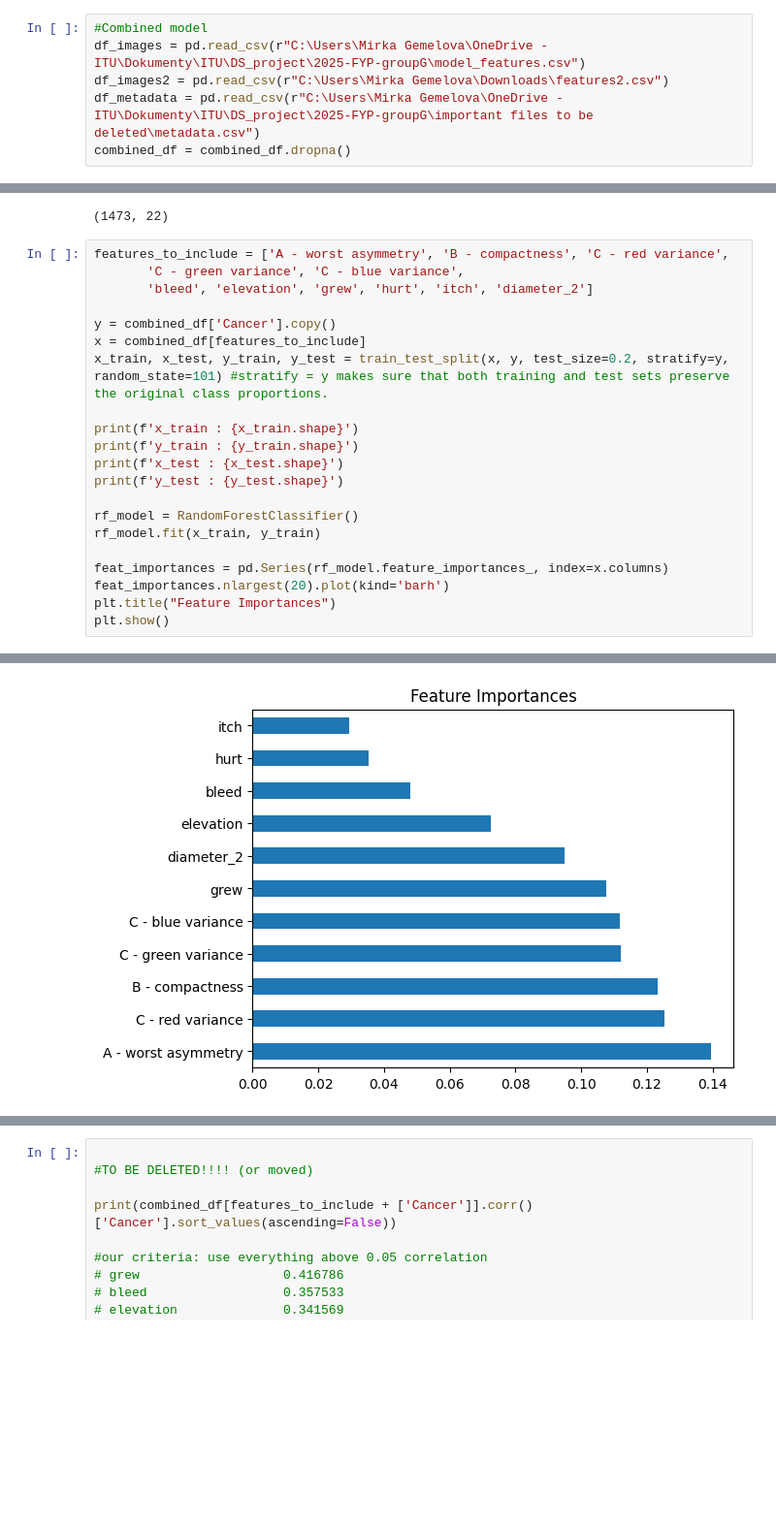
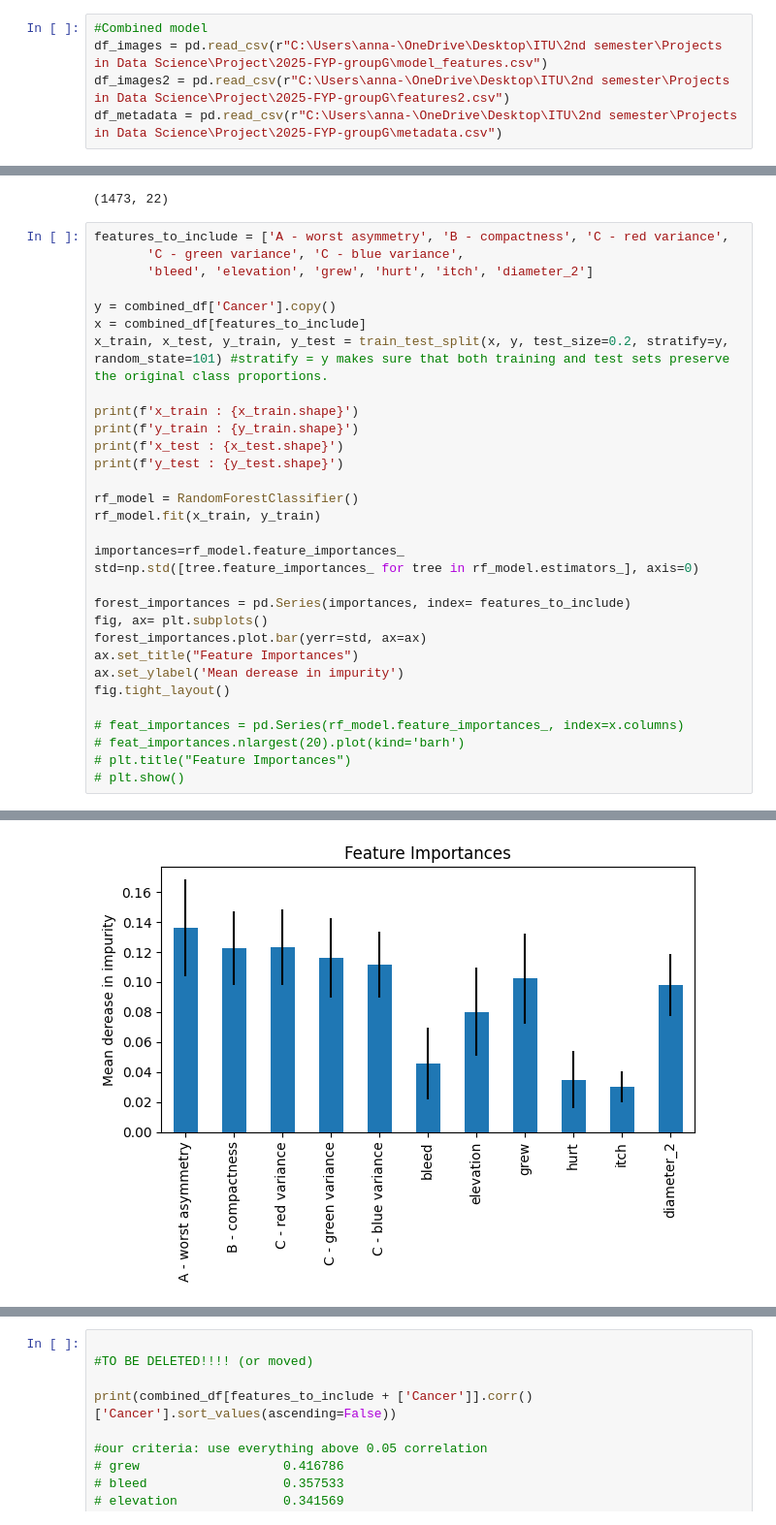
Before and after one commit to mirkagem/2025-FYP-groupG, a Jupyter notebook: model_combined.ipynb, the cells around one changed output, grey strips where cells are left out. Shown at 97% size. Drawn from its saved outputs; the diff is of its cells as text; blank space fills up the shorter version.

Commit message:
fixed the feature importance

```diff
--- a/model_combined.ipynb
+++ b/model_combined.ipynb
@@ -8,9 +9,8 @@ import seaborn as sns
 # %%
 #Combined model
-df_images = pd.read_csv(r"C:\Users\Mirka Gemelova\OneDrive - ITU\Dokumenty\ITU\DS_project\2025-FYP-groupG\model_features.csv")
-df_images2 = pd.read_csv(r"C:\Users\Mirka Gemelova\Downloads\features2.csv")
-df_metadata = pd.read_csv(r"C:\Users\Mirka Gemelova\OneDrive - ITU\Dokumenty\ITU\DS_project\2025-FYP-groupG\important files to be deleted\metadata.csv")
-combined_df = combined_df.dropna()
+df_images = pd.read_csv(r"C:\Users\anna-\OneDrive\Desktop\ITU\2nd semester\Projects in Data Science\Project\2025-FYP-groupG\model_features.csv")
+df_images2 = pd.read_csv(r"C:\Users\anna-\OneDrive\Desktop\ITU\2nd semester\Projects in Data Science\Project\2025-FYP-groupG\features2.csv")
+df_metadata = pd.read_csv(r"C:\Users\anna-\OneDrive\Desktop\ITU\2nd semester\Projects in Data Science\Project\2025-FYP-groupG\metadata.csv")
 # %%
 print(df_metadata.shape) #ImageID of removed image: PAT_987_1859_859
 print(df_images.shape)
@@ -57,30 +58,40 @@ combined_df.shape
 # %%
 features_to_include = ['A - worst asymmetry', 'B - compactness', 'C - red variance',
        'C - green variance', 'C - blue variance',
        'bleed', 'elevation', 'grew', 'hurt', 'itch', 'diameter_2']
 
 y = combined_df['Cancer'].copy()
 x = combined_df[features_to_include]
 x_train, x_test, y_train, y_test = train_test_split(x, y, test_size=0.2, stratify=y, random_state=101) #stratify = y makes sure that both training and test sets preserve the original class proportions.
 
 print(f'x_train : {x_train.shape}')
 print(f'y_train : {y_train.shape}')
 print(f'x_test : {x_test.shape}')
 print(f'y_test : {y_test.shape}')
 
 rf_model = RandomForestClassifier()
 rf_model.fit(x_train, y_train)
 
-feat_importances = pd.Series(rf_model.feature_importances_, index=x.columns)
-feat_importances.nlargest(20).plot(kind='barh')
-plt.title("Feature Importances")
-plt.show()
+importances=rf_model.feature_importances_
+std=np.std([tree.feature_importances_ for tree in rf_model.estimators_], axis=0)
+
+forest_importances = pd.Series(importances, index= features_to_include)
+fig, ax= plt.subplots()
+forest_importances.plot.bar(yerr=std, ax=ax)
+ax.set_title("Feature Importances")
+ax.set_ylabel('Mean derease in impurity')
+fig.tight_layout()
+
+# feat_importances = pd.Series(rf_model.feature_importances_, index=x.columns)
+# feat_importances.nlargest(20).plot(kind='barh')
+# plt.title("Feature Importances")
+# plt.show()
 # %% [output]
 x_train : (1178, 11)
 y_train : (1178,)
 x_test : (295, 11)
 y_test : (295,)
-[figure, old version]
+[figure, new version]
 # %%
 param_grid = [{
     'n_estimators':[100,200,500], #More trees = better performance up to a point, then diminishing returns.
```
Also changed, not shown: parts of 4 cells of this notebook, 2 other files.
